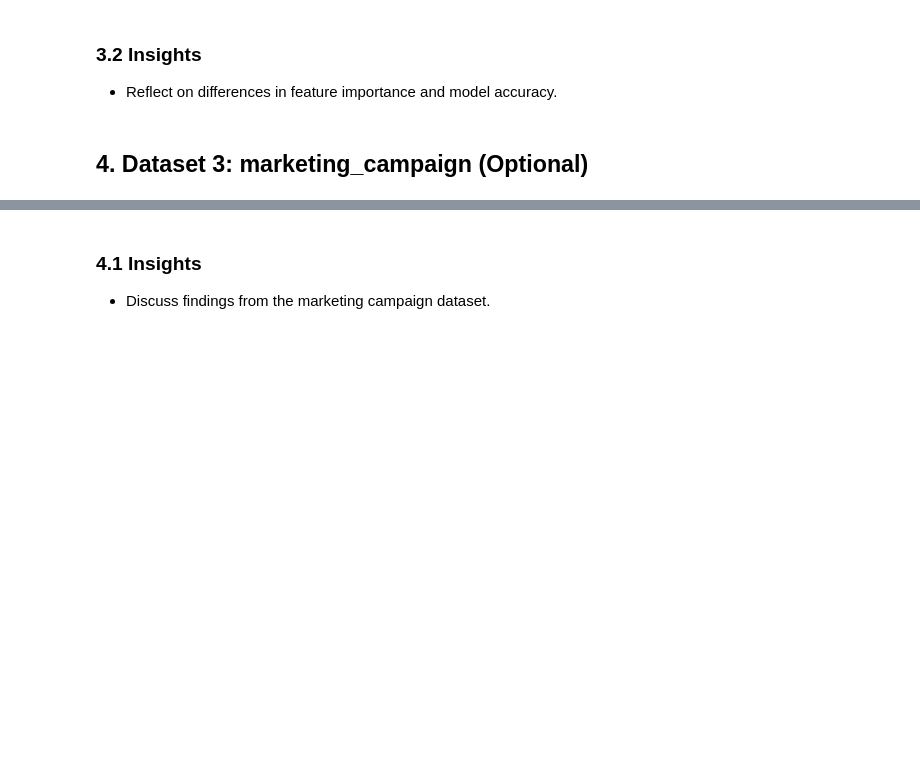
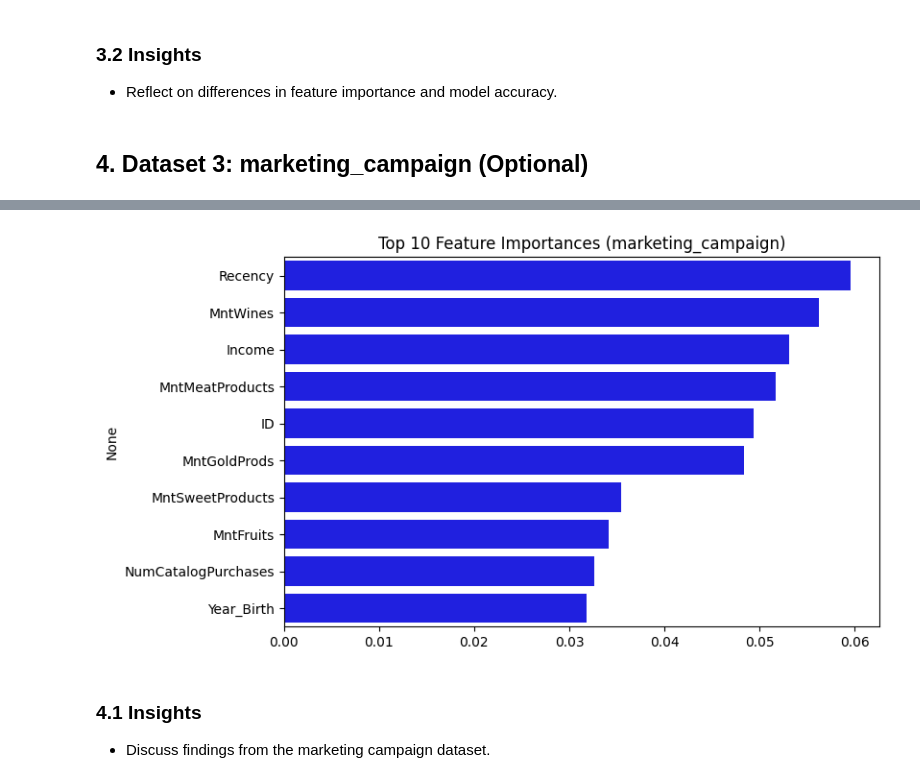
Before and after one commit to paumar2/Capstone-Customer-Churn-BU, a Jupyter notebook: week6_tree_models_notebook.ipynb, the cells around one changed output, grey strips where cells are left out. Saved outputs shown, nothing was run; the diff lists cells and outputs as text; code cells hidden in the pictures; blank space fills up the shorter version.

```diff
--- a/week6_tree_models_notebook.ipynb
+++ b/week6_tree_models_notebook.ipynb
@@ -131,10 +146,9 @@ if y is not None:
 # %% [markdown]
 ## 4. Dataset 3: marketing_campaign (Optional)
 # %%
-
-marketing_campaign = pd.read_csv("marketing_campaign.csv")
-X = pd.get_dummies(marketing_campaign.drop("target", axis=1, errors="ignore"), drop_first=True)
-y = marketing_campaign["target"] if "target" in marketing_campaign.columns else None
+marketing_campaign = pd.read_csv("marketing_campaign.csv", sep=';')
+X = pd.get_dummies(marketing_campaign.drop("Response", axis=1, errors="ignore"), drop_first=True)
+y = marketing_campaign["Response"] if "Response" in marketing_campaign.columns else None
 
 if y is not None:
     X_train, X_test, y_train, y_test = train_test_split(X, y, test_size=0.2, random_state=42)
@@ -153,13 +169,14 @@ if y is not None:
 # %%
-
 if y is not None:
     feature_names = X.columns
     importances = rf.feature_importances_
     indices = np.argsort(importances)[::-1][:10]
     plt.figure(figsize=(8,5))
-    sns.barplot(x=importances[indices], y=feature_names[indices])
+    sns.barplot(x=importances[indices], y=feature_names[indices], color='blue')
     plt.title("Top 10 Feature Importances (marketing_campaign)")
     plt.show()
+# %% [output]
+[figure, added]
 # %% [markdown]
 ### 4.1 Insights
 - Discuss findings from the marketing campaign dataset.
```
Also changed, not shown: parts of 9 cells of this notebook.
